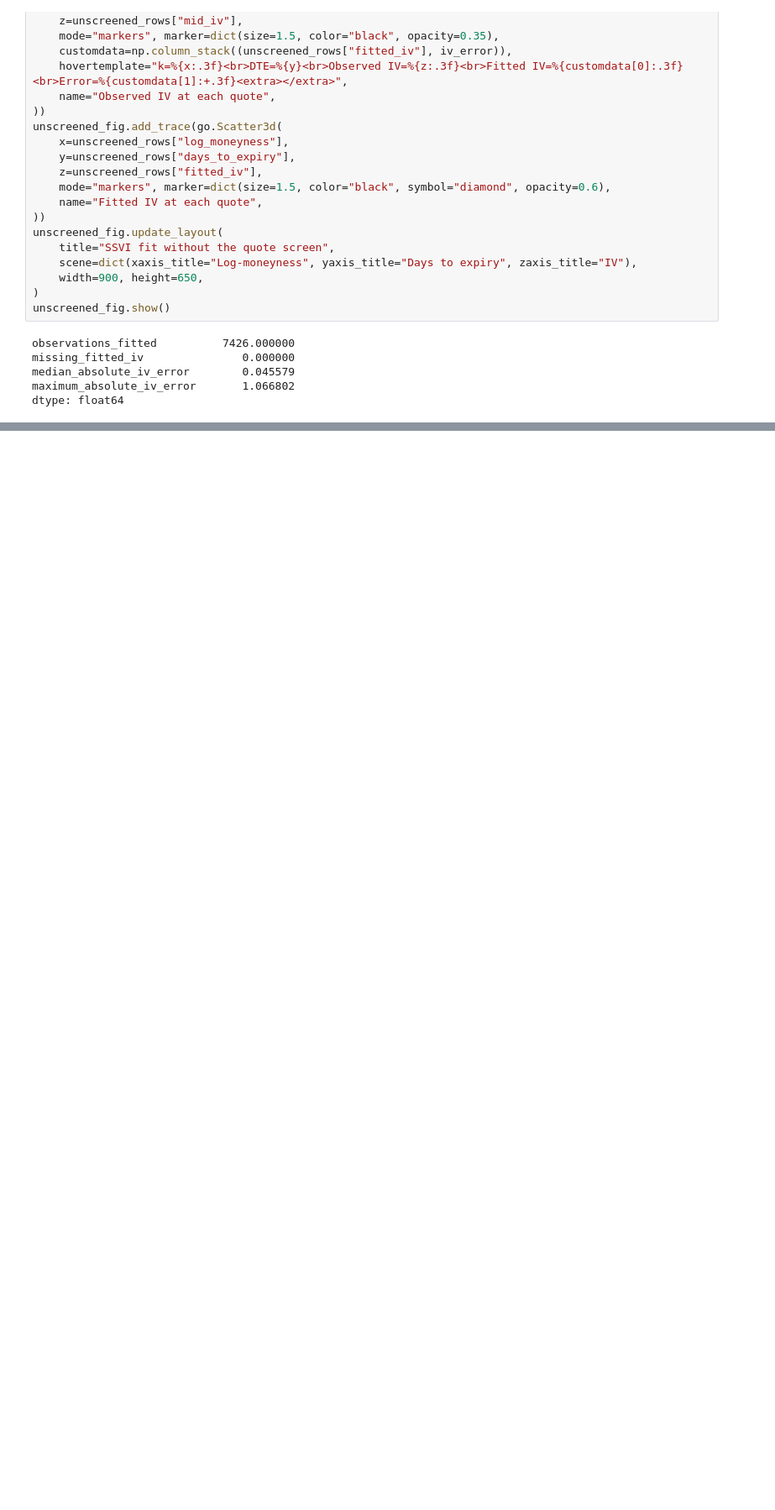
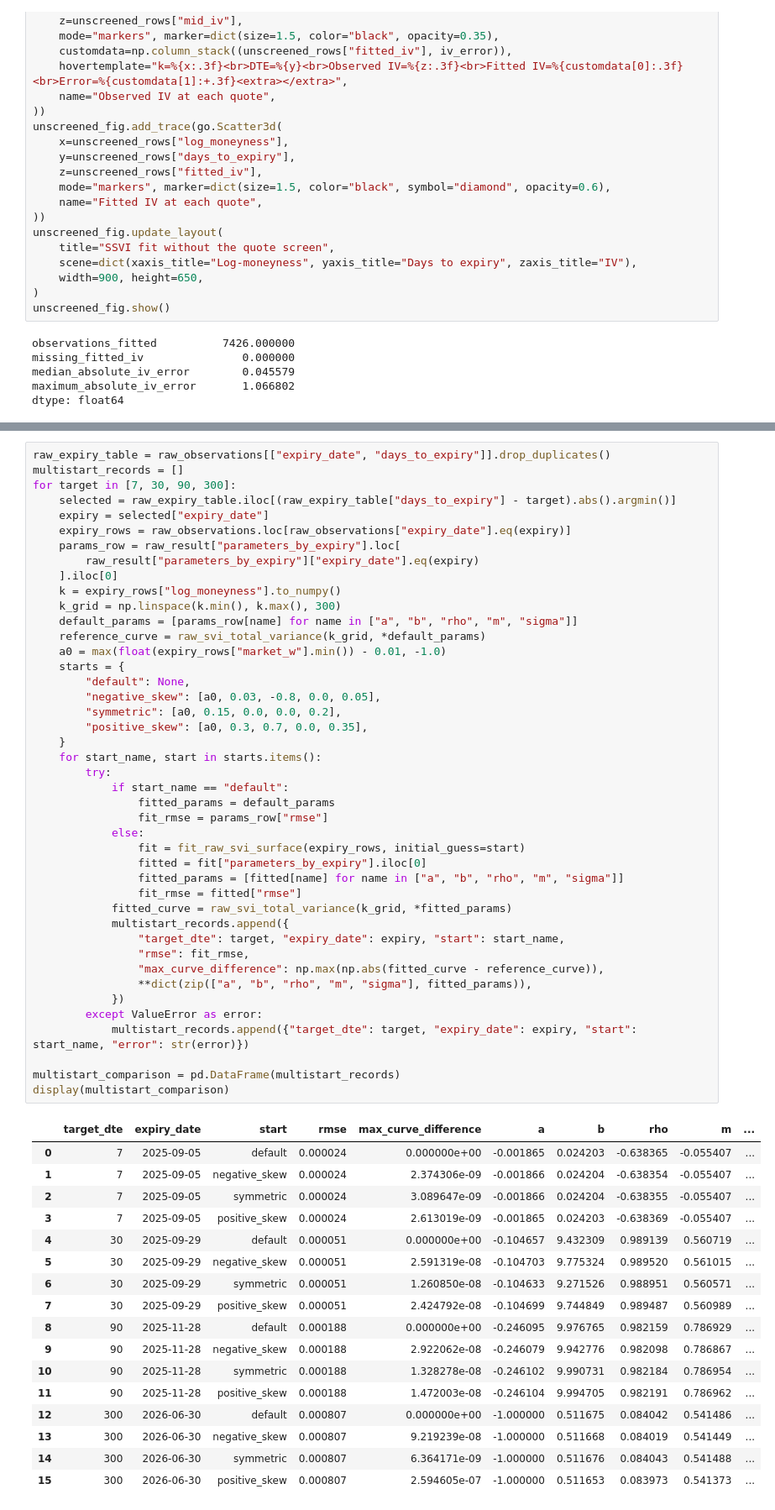
Before and after one commit to MMillward2012/Volatility-Forecasting-and-Options-Trading, a Jupyter notebook: notebooks/ssvi_surface_diagnostics.ipynb, the cells around one changed output, grey strips where cells are left out. Shown at 84% size. Saved outputs shown, nothing was run; the diff lists cells and outputs as text; blank space fills up the shorter version.

```diff
--- a/notebooks/ssvi_surface_diagnostics.ipynb
+++ b/notebooks/ssvi_surface_diagnostics.ipynb
@@ -315,0 +388,61 @@ dtype: float64
+# %%
+raw_expiry_table = raw_observations[["expiry_date", "days_to_expiry"]].drop_duplicates()
+multistart_records = []
+for target in [7, 30, 90, 300]:
+    selected = raw_expiry_table.iloc[(raw_expiry_table["days_to_expiry"] - target).abs().argmin()]
+    expiry = selected["expiry_date"]
+    expiry_rows = raw_observations.loc[raw_observations["expiry_date"].eq(expiry)]
+    params_row = raw_result["parameters_by_expiry"].loc[
+        raw_result["parameters_by_expiry"]["expiry_date"].eq(expiry)
+    ].iloc[0]
+    k = expiry_rows["log_moneyness"].to_numpy()
+    k_grid = np.linspace(k.min(), k.max(), 300)
+    default_params = [params_row[name] for name in ["a", "b", "rho", "m", "sigma"]]
+    reference_curve = raw_svi_total_variance(k_grid, *default_params)
+    a0 = max(float(expiry_rows["market_w"].min()) - 0.01, -1.0)
+    starts = {
+        "default": None,
+        "negative_skew": [a0, 0.03, -0.8, 0.0, 0.05],
+        "symmetric": [a0, 0.15, 0.0, 0.0, 0.2],
+        "positive_skew": [a0, 0.3, 0.7, 0.0, 0.35],
+    }
+    for start_name, start in starts.items():
+        try:
+            if start_name == "default":
+                fitted_params = default_params
+                fit_rmse = params_row["rmse"]
+            else:
+                fit = fit_raw_svi_surface(expiry_rows, initial_guess=start)
+                fitted = fit["parameters_by_expiry"].iloc[0]
+                fitted_params = [fitted[name] for name in ["a", "b", "rho", "m", "sigma"]]
+                fit_rmse = fitted["rmse"]
+            fitted_curve = raw_svi_total_variance(k_grid, *fitted_params)
+            multistart_records.append({
+                "target_dte": target, "expiry_date": expiry, "start": start_name,
+                "rmse": fit_rmse,
+                "max_curve_difference": np.max(np.abs(fitted_curve - reference_curve)),
+                **dict(zip(["a", "b", "rho", "m", "sigma"], fitted_params)),
+            })
+        except ValueError as error:
+            multistart_records.append({"target_dte": target, "expiry_date": expiry, "start": start_name, "error": str(error)})
+
+multistart_comparison = pd.DataFrame(multistart_records)
+display(multistart_comparison)
+# %% [output]
+|  | target_dte | expiry_date | start | rmse | max_curve_difference | a | b | rho | m | ... |
+| 0 | 7 | 2025-09-05 | default | 0.000024 | 0.000000e+00 | -0.001865 | 0.024203 | -0.638365 | -0.055407 | ... |
+| 1 | 7 | 2025-09-05 | negative_skew | 0.000024 | 2.374306e-09 | -0.001866 | 0.024204 | -0.638354 | -0.055407 | ... |
+| 2 | 7 | 2025-09-05 | symmetric | 0.000024 | 3.089647e-09 | -0.001866 | 0.024204 | -0.638355 | -0.055407 | ... |
+| 3 | 7 | 2025-09-05 | positive_skew | 0.000024 | 2.613019e-09 | -0.001865 | 0.024203 | -0.638369 | -0.055407 | ... |
+| 4 | 30 | 2025-09-29 | default | 0.000051 | 0.000000e+00 | -0.104657 | 9.432309 | 0.989139 | 0.560719 | ... |
+| 5 | 30 | 2025-09-29 | negative_skew | 0.000051 | 2.591319e-08 | -0.104703 | 9.775324 | 0.989520 | 0.561015 | ... |
+| 6 | 30 | 2025-09-29 | symmetric | 0.000051 | 1.260850e-08 | -0.104633 | 9.271526 | 0.988951 | 0.560571 | ... |
+| 7 | 30 | 2025-09-29 | positive_skew | 0.000051 | 2.424792e-08 | -0.104699 | 9.744849 | 0.989487 | 0.560989 | ... |
+| 8 | 90 | 2025-11-28 | default | 0.000188 | 0.000000e+00 | -0.246095 | 9.976765 | 0.982159 | 0.786929 | ... |
+| 9 | 90 | 2025-11-28 | negative_skew | 0.000188 | 2.922062e-08 | -0.246079 | 9.942776 | 0.982098 | 0.786867 | ... |
+| 10 | 90 | 2025-11-28 | symmetric | 0.000188 | 1.328278e-08 | -0.246102 | 9.990731 | 0.982184 | 0.786954 | ... |
+| 11 | 90 | 2025-11-28 | positive_skew | 0.000188 | 1.472003e-08 | -0.246104 | 9.994705 | 0.982191 | 0.786962 | ... |
+| 12 | 300 | 2026-06-30 | default | 0.000807 | 0.000000e+00 | -1.000000 | 0.511675 | 0.084042 | 0.541486 | ... |
+| 13 | 300 | 2026-06-30 | negative_skew | 0.000807 | 9.219239e-08 | -1.000000 | 0.511668 | 0.084019 | 0.541449 | ... |
+| 14 | 300 | 2026-06-30 | symmetric | 0.000807 | 6.364171e-09 | -1.000000 | 0.511676 | 0.084043 | 0.541488 | ... |
+| 15 | 300 | 2026-06-30 | positive_skew | 0.000807 | 2.594605e-07 | -1.000000 | 0.511653 | 0.083973 | 0.541373 | ... |
```
Also changed, not shown: parts of 6 cells of this notebook, 3 other files.
